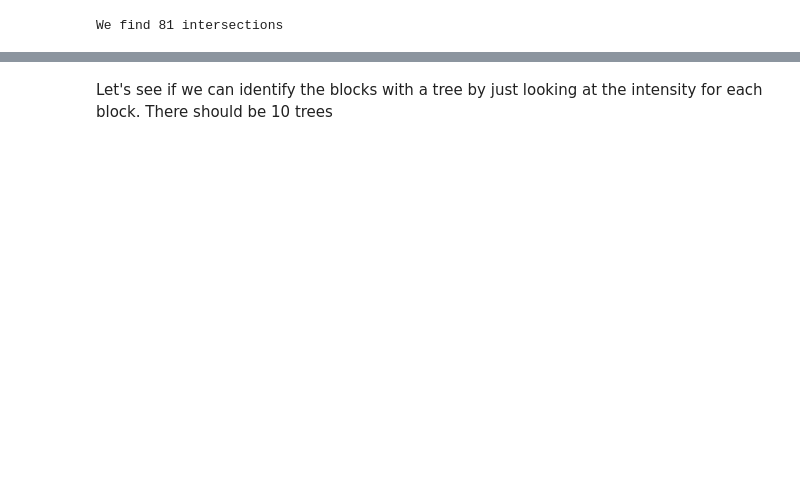
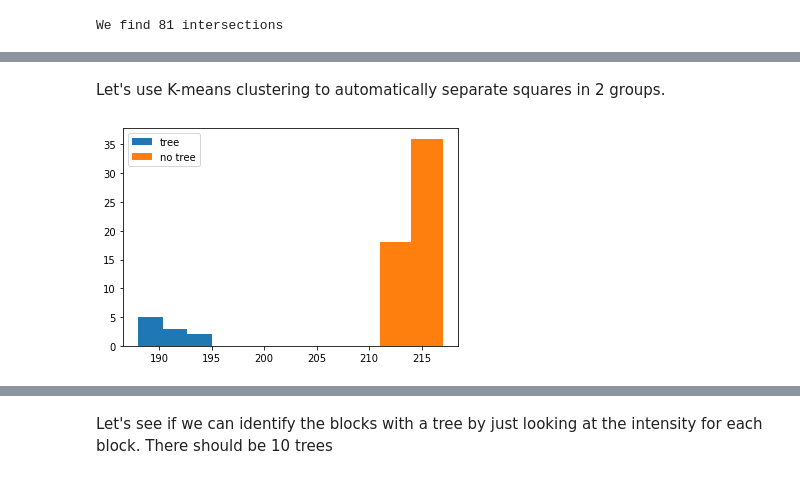
Before and after one commit to rrodenburg/tents_n_trees, a Jupyter notebook: puzzle_detector.ipynb, the cells around one changed output, grey strips where cells are left out. Cells and saved outputs as stored; diff of their text form; code cells hidden in the pictures; blank space fills up the shorter version.

```diff
--- a/puzzle_detector.ipynb
+++ b/puzzle_detector.ipynb
@@ -185,2 +208,22 @@ for intersection in intersections:
+# %% [markdown]
+Let's use K-means clustering to automatically separate squares in 2 groups.
+# %%
+from sklearn.cluster import KMeans
+
+kmeans = KMeans(n_clusters = 2)
+tree_flag = kmeans.fit_predict(block_intensity.reshape(-1,1)).astype('int')
+
+# Add whether the square contains a tree to our blocks array
+# The shape of the array is [n_blocks,[x1,x2,y1,y2,mean_intensity,tree_flag]]
+
+blocks_trees = np.concatenate([blocks, block_intensity.reshape(-1,1), tree_flag.reshape(-1,1)], axis=1)
+
+trees = blocks_trees[(blocks_trees[:,5] == 1)]
+no_trees = blocks_trees[~(blocks_trees[:,5] == 1)]
+plt.hist(trees[:,4], label='tree', bins=3)
+plt.hist(no_trees[:,4], label='no tree', bins=2)
+plt.legend();
+# %% [output]
+[figure, added]
 # %%
 # Assign blocks to a 2d array
```
Also changed, not shown: parts of 24 cells of this notebook, 1 other file.
